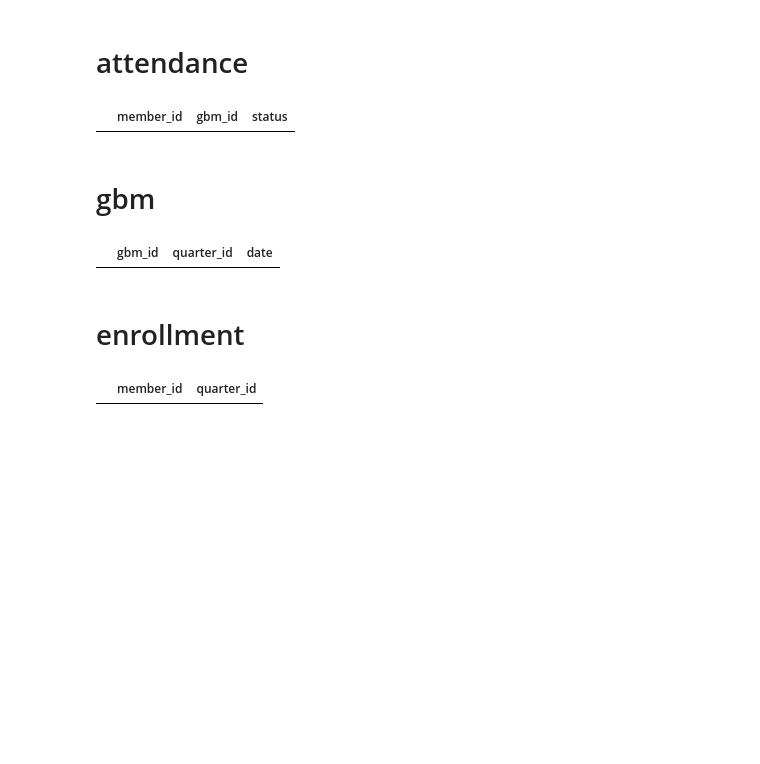
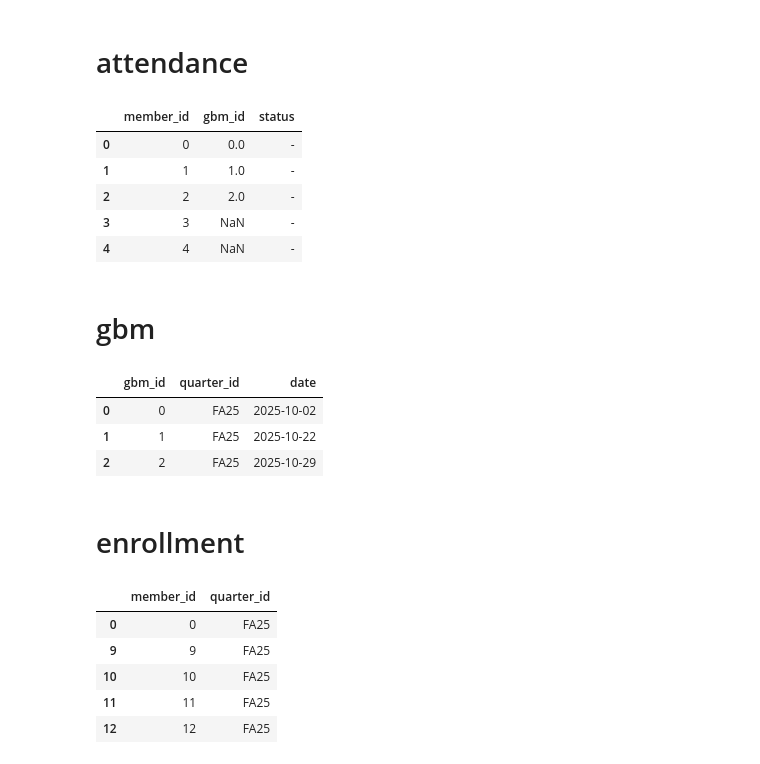
Before and after one commit to itsgeorgema/tcgdashboard, a Jupyter notebook: data_cleaning/clean.ipynb, the cells around one changed output. Drawn from its saved outputs; the diff is of its cells as text; code cells hidden in the pictures; blank space fills up the shorter version.

```diff
--- a/data_cleaning/clean.ipynb
+++ b/data_cleaning/clean.ipynb
@@ -193,0 +322,3 @@ members.head()
+# %%
+members = pd.read_csv('members.csv')
+members.head()
@@ -195,20 +333,44 @@ members.head()
 # attendance
 # %%
 attendance = pd.DataFrame(columns=['member_id', 'gbm_id', 'status'])
+attendance['member_id'] = members['member_id']
+attendance['gbm_id'] = gbm['gbm_id']
+attendance['status'] = '-'
 attendance.head()
 # %% [output]
 |  | member_id | gbm_id | status |
+| 0 | 0 | 0.0 | - |
+| 1 | 1 | 1.0 | - |
+| 2 | 2 | 2.0 | - |
+| 3 | 3 | NaN | - |
+| 4 | 4 | NaN | - |
 # %% [markdown]
 # gbm
 # %%
+import datetime
+quarters = ['FA25', 'FA25', 'FA25']
+dates = [datetime.datetime(2025, 10, 2), datetime.datetime(2025, 10, 22), datetime.datetime(2025, 10, 29)]
 gbm = pd.DataFrame(columns=['gbm_id', 'quarter_id', 'date'])
+gbm['quarter_id'] = quarters
+gbm['date'] = dates
+gbm['gbm_id'] = gbm.index
 gbm.head()
 # %% [output]
 |  | gbm_id | quarter_id | date |
+| 0 | 0 | FA25 | 2025-10-02 |
+| 1 | 1 | FA25 | 2025-10-22 |
+| 2 | 2 | FA25 | 2025-10-29 |
 # %% [markdown]
 # enrollment
 # %%
 enrollment = pd.DataFrame(columns=['member_id', 'quarter_id'])
+enrollment['member_id'] = members[members['status'] == 1]['member_id']
+enrollment['quarter_id'] = 'FA25'
 enrollment.head()
 # %% [output]
 |  | member_id | quarter_id |
+| 0 | 0 | FA25 |
+| 9 | 9 | FA25 |
+| 10 | 10 | FA25 |
+| 11 | 11 | FA25 |
+| 12 | 12 | FA25 |
```
Also changed, not shown: parts of 7 cells of this notebook, 3 other files.
